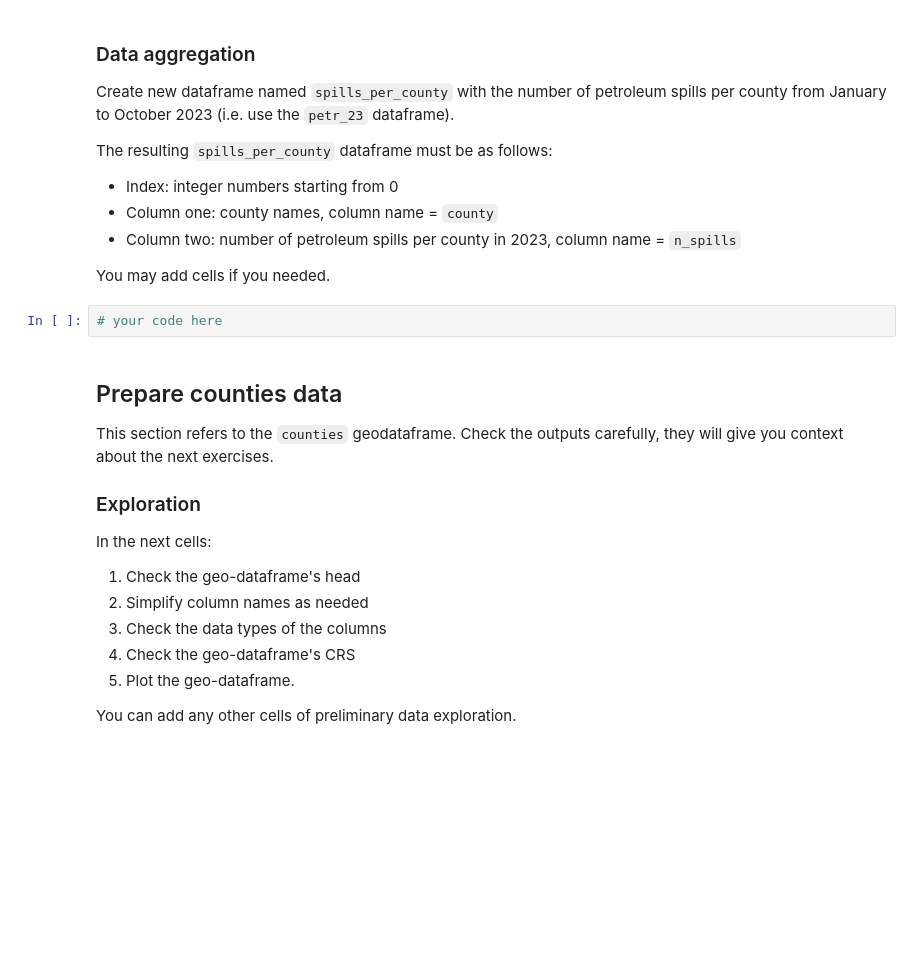
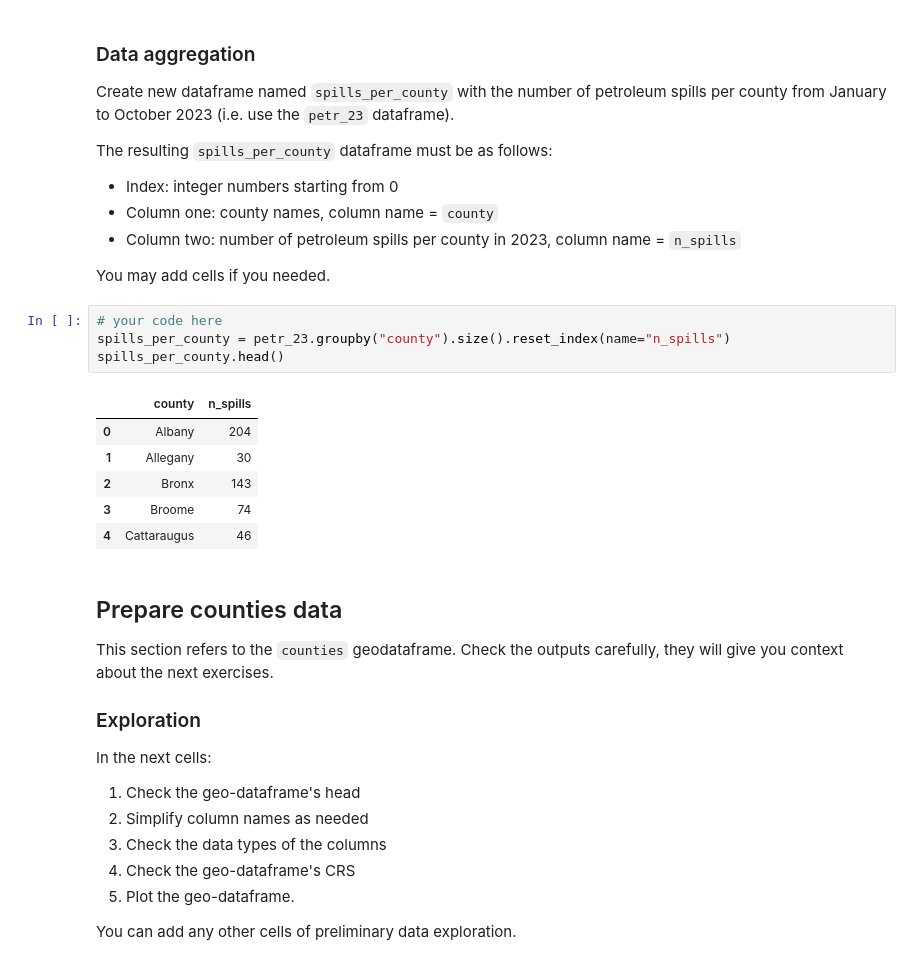
Before and after one commit to Sujan-Bhattarai12/eds220-assignment3, a Jupyter notebook: hwk3-task1-spills.ipynb, the cells around one changed output. Drawn from its saved outputs; the diff is of its cells as text; blank space fills up the shorter version.

```diff
--- a/hwk3-task1-spills.ipynb
+++ b/hwk3-task1-spills.ipynb
@@ -194,8 +194,17 @@ The resulting `spills_per_county` dataframe must be as follows:
 - Column two: number of petroleum spills per county in 2023, column name = `n_spills`
 
 You may add cells if you needed.
-# %%
-# your code here
+# %%
+# your code here
+spills_per_county = petr_23.groupby("county").size().reset_index(name="n_spills")
+spills_per_county.head()
+# %% [output]
+|  | county | n_spills |
+| 0 | Albany | 204 |
+| 1 | Allegany | 30 |
+| 2 | Bronx | 143 |
+| 3 | Broome | 74 |
+| 4 | Cattaraugus | 46 |
 # %% [markdown]
 ## Prepare counties data
 
```
Also changed, not shown: parts of 11 cells of this notebook.
